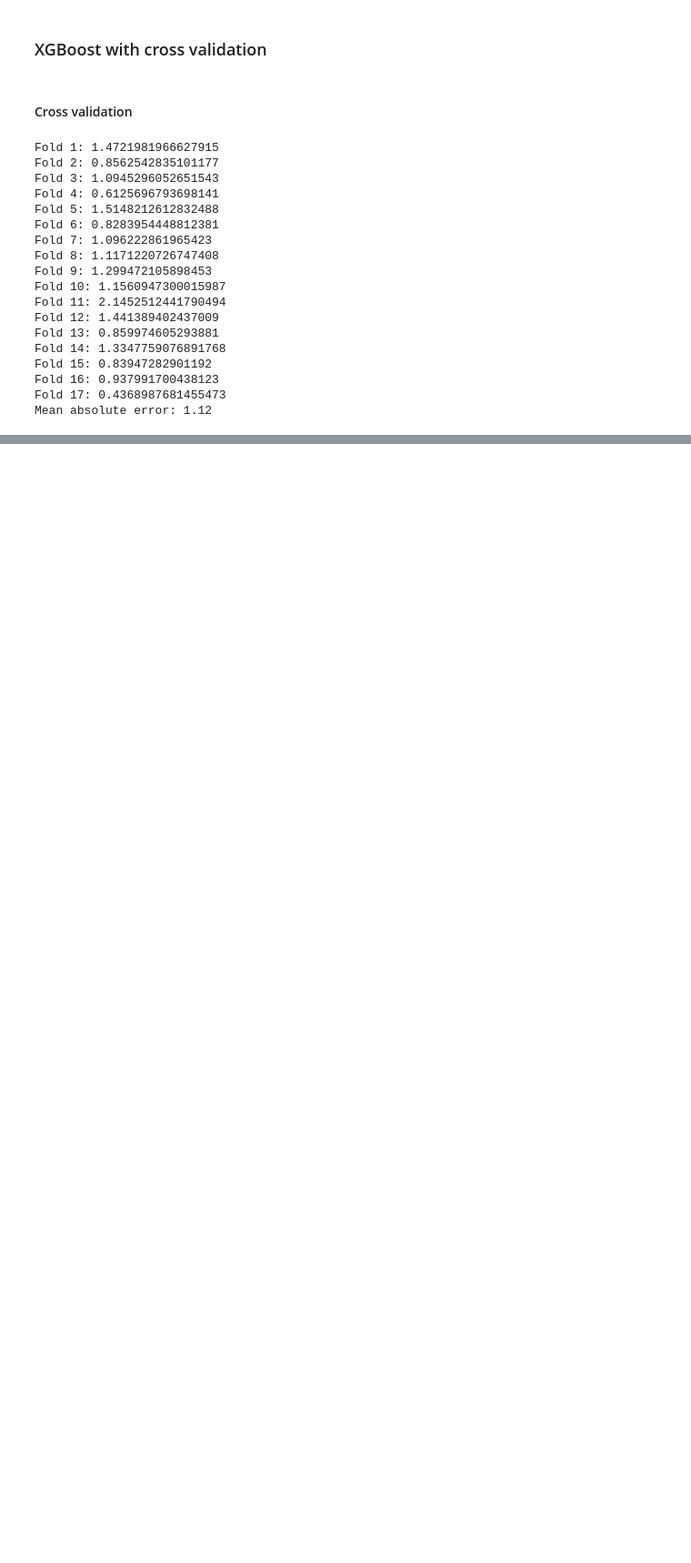
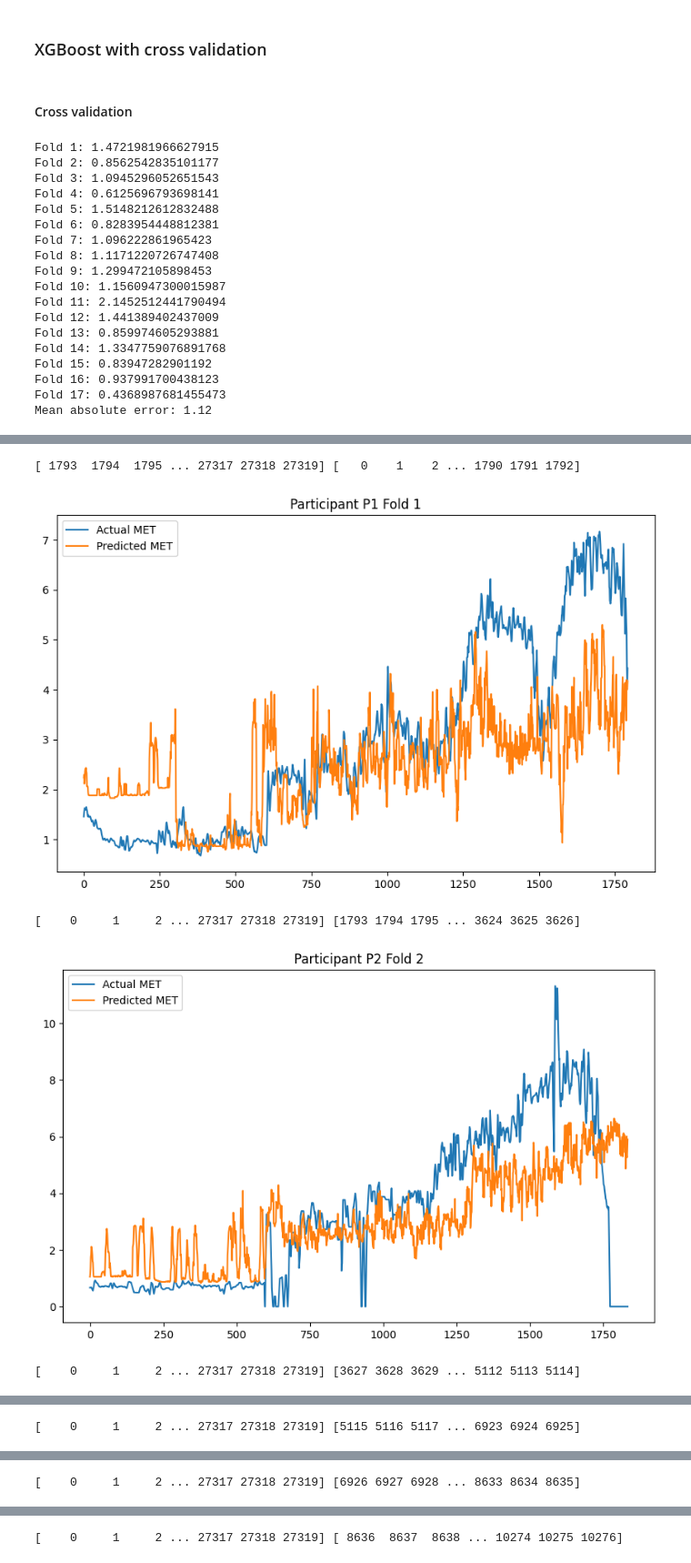
Before and after one commit to ConnorReed246/DataMiningProject, a Jupyter notebook: scripts/2_Prediction/prediction_E4.ipynb, the cells around one changed output, grey strips where cells are left out. Shown at 91% size. Drawn from its saved outputs; the diff is of its cells as text; code cells hidden in the pictures; blank space fills up the shorter version.

Commit message:
Added updated E4 prediction graphs

```diff
--- a/scripts/2_Prediction/prediction_E4.ipynb
+++ b/scripts/2_Prediction/prediction_E4.ipynb
@@ -242,16 +242,3 @@ Fold 15: 0.83947282901192
 Fold 16: 0.937991700438123
 Fold 17: 0.4368987681455473
 Mean absolute error: 1.12
-# %%
-import matplotlib.pyplot as plt
-# Plot the actual MET and the predicted MET for participants
-for i in range(len(merged_dataset)):
-    X_data = merged_dataset[i][X_columns].copy()
-    X_data = X_data.to_numpy()
-    Y_data = merged_dataset[i]['MET']
-    Y_data = Y_data.to_numpy()
-    X_data = normalizer.transform(X_data)
-    model.fit(X_data, Y_data)
-    Y_pred = model.predict(X_data)
-    merged_dataset[i]['MET_pred'] = Y_pred
-    merged_dataset[i][['MET', 'MET_pred']].plot(title="Participant {0}".format(i+1), figsize=(10, 5))
@@ -271,0 +245,26 @@ for i in range(len(merged_dataset)):
+# %%
+import matplotlib.pyplot as plt
+# Import MAE
+from sklearn.metrics import mean_absolute_error
+# Plot the actual MET and the predicted MET for participants
+cv = [split for split in group_kfold.split(X_data, Y_data, participants)]
+cv = sorted(cv, key=lambda x: x[1][0], reverse=False)
+for fold, participant in enumerate(cv):
+    train_index, test_index = participant
+    print(train_index, test_index)
+    X_train, X_test = X_data[train_index], X_data[test_index]
+    Y_train, Y_test = Y_data[train_index], Y_data[test_index]
+    model.fit(X_train, Y_train)
+    Y_pred = model.predict(X_test)
+    plt.figure(figsize=(10, 6))
+    plt.plot(Y_test, label='Actual MET')
+    plt.plot(Y_pred, label='Predicted MET')
+    plt.title('Participant {0} Fold {1}'.format(participants_list[fold], fold+1))
+    plt.legend()
+    plt.show()
+# %% [output]
+[ 1793  1794  1795 ... 27317 27318 27319] [   0    1    2 ... 1790 1791 1792]
+[figure, added]
+[    0     1     2 ... 27317 27318 27319] [1793 1794 1795 ... 3624 3625 3626]
+[figure, added]
+[    0     1     2 ... 27317 27318 27319] [3627 3628 3629 ... 5112 5113 5114]
@@ -271,0 +272 @@ for i in range(len(merged_dataset)):
+[    0     1     2 ... 27317 27318 27319] [5115 5116 5117 ... 6923 6924 6925]
@@ -271,0 +274 @@ for i in range(len(merged_dataset)):
+[    0     1     2 ... 27317 27318 27319] [6926 6927 6928 ... 8633 8634 8635]
@@ -271,0 +276 @@ for i in range(len(merged_dataset)):
+[    0     1     2 ... 27317 27318 27319] [ 8636  8637  8638 ... 10274 10275 10276]
```
Also changed, not shown: parts of 2 cells of this notebook.
